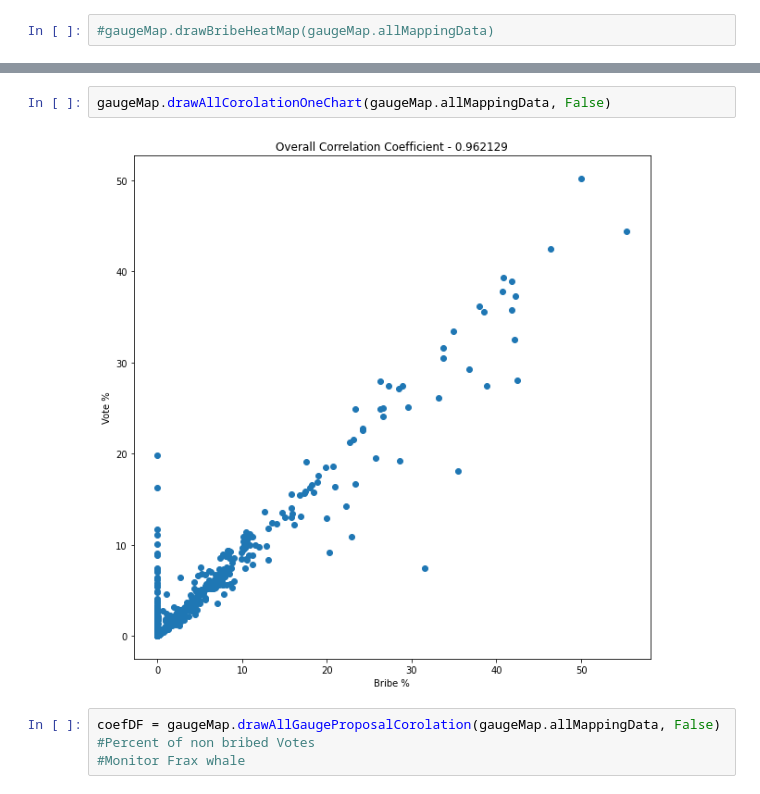
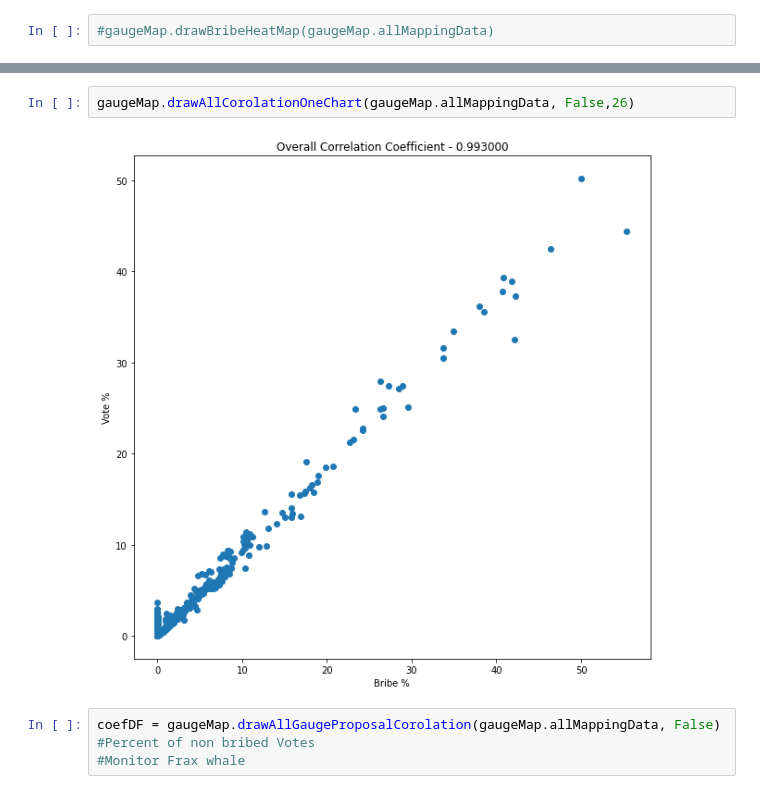
Before and after one commit to DoominEth/Web3DataSandbox, a Jupyter notebook: Untitled.ipynb, the cells around one changed output, grey strips where cells are left out. Cells and saved outputs as stored; diff of their text form.

Commit message:
Updated rendering of data

```diff
--- a/Untitled.ipynb
+++ b/Untitled.ipynb
@@ -116,7 +176,7 @@ gaugeMap.drawHeatMapDiffernceBetweenVotesBribes(gaugeMap.allMappingData)
 # %%
-gaugeMap.drawAllCorolationOneChart(gaugeMap.allMappingData, False)
+gaugeMap.drawAllCorolationOneChart(gaugeMap.allMappingData, False,26)
 # %% [output]
-[figure, old version]
+[figure, new version]
 # %%
 coefDF = gaugeMap.drawAllGaugeProposalCorolation(gaugeMap.allMappingData, False)
 #Percent of non bribed Votes
```
Also changed, not shown: parts of 23 cells of this notebook, 1 other file.
